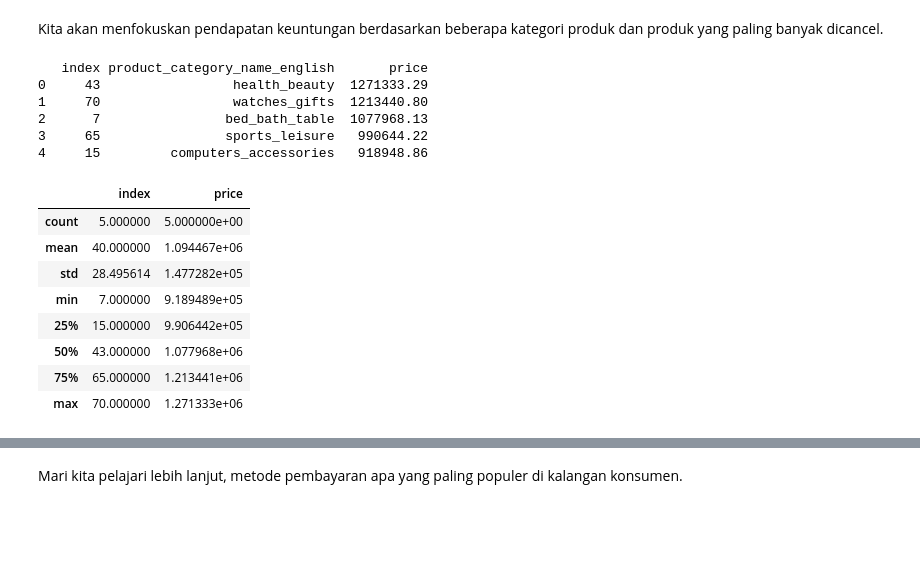
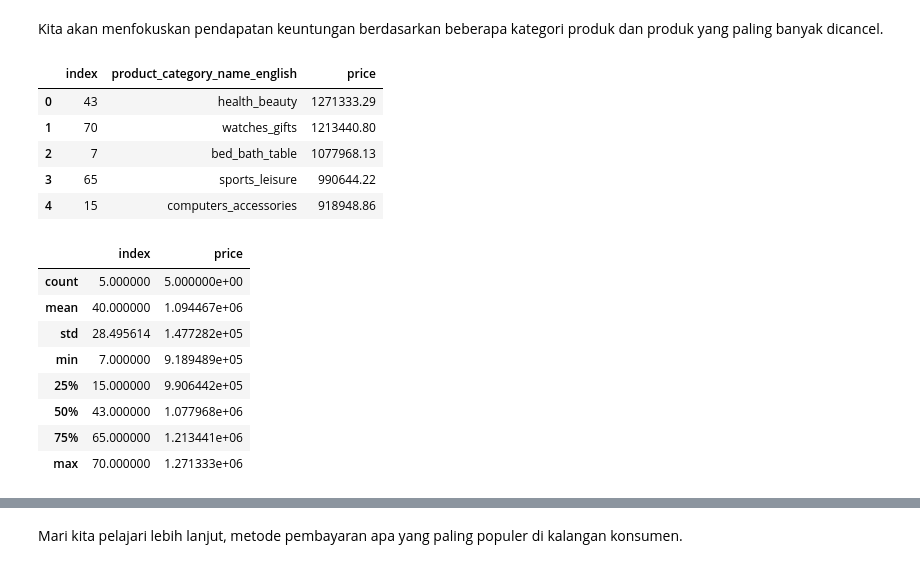
Before and after one commit to zhavei/Data-Analyst-Project-Ecommerce-Public-Dataset, a Jupyter notebook: notebook.ipynb, the cells around one changed output, grey strips where cells are left out. Cells and saved outputs as stored; diff of their text form; code cells hidden in the pictures; blank space fills up the shorter version.

```diff
--- a/notebook.ipynb
+++ b/notebook.ipynb
@@ -662,29 +659,29 @@ Kita akan menfokuskan pendapatan keuntungan berdasarkan beberapa kategori produk
 # %%
 # Top 5 categories by revenue
 # Groupby and sum prices
 product_rev = combine_data[combine_data['order_status'] == 'delivered'].groupby('product_category_name_english')['price'].sum().reset_index()
 
 # Sort by total price and keep top 10
 top_cats = product_rev.sort_values('price', ascending=False).head(5).reset_index()
 
-print(top_cats)
+display(top_cats)
 top_cats.describe()
 # %% [output]
-   index product_category_name_english       price
-0     43                 health_beauty  1271333.29
-1     70                 watches_gifts  1213440.80
-2      7                bed_bath_table  1077968.13
-3     65                sports_leisure   990644.22
-4     15         computers_accessories   918948.86
-|  | index | price |
-| count | 5.000000 | 5.000000e+00 |
-| mean | 40.000000 | 1.094467e+06 |
-| std | 28.495614 | 1.477282e+05 |
-| min | 7.000000 | 9.189489e+05 |
-| 25% | 15.000000 | 9.906442e+05 |
-| 50% | 43.000000 | 1.077968e+06 |
-| 75% | 65.000000 | 1.213441e+06 |
-| max | 70.000000 | 1.271333e+06 |
+|  | index | product_category_name_english | price |
+| 0 | 43 | health_beauty | 1271333.29 |
+| 1 | 70 | watches_gifts | 1213440.80 |
+| 2 | 7 | bed_bath_table | 1077968.13 |
+| 3 | 65 | sports_leisure | 990644.22 |
+| 4 | 15 | computers_accessories | 918948.86 |
+|  | index | price |
+| count | 5.000000 | 5.000000e+00 |
+| mean | 40.000000 | 1.094467e+06 |
+| std | 28.495614 | 1.477282e+05 |
+| min | 7.000000 | 9.189489e+05 |
+| 25% | 15.000000 | 9.906442e+05 |
+| 50% | 43.000000 | 1.077968e+06 |
+| 75% | 65.000000 | 1.213441e+06 |
+| max | 70.000000 | 1.271333e+06 |
 # %%
 # top 10 being categories produck being canceled
 product_canc = combine_data[combine_data['order_status'] == 'canceled'].groupby('product_category_name_english')['order_id'].count().reset_index()
```
Also changed, not shown: parts of 15 cells of this notebook, 1 other file.
